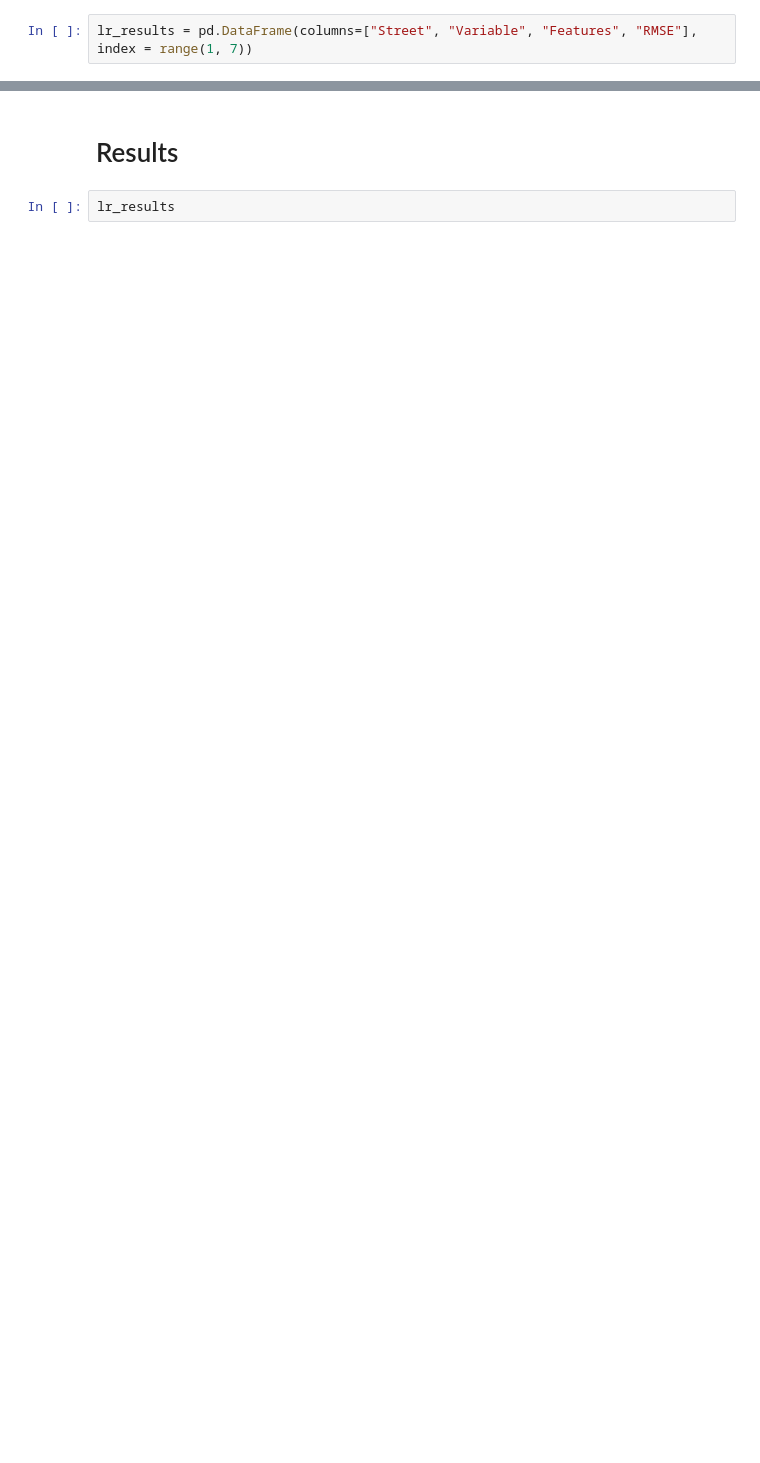
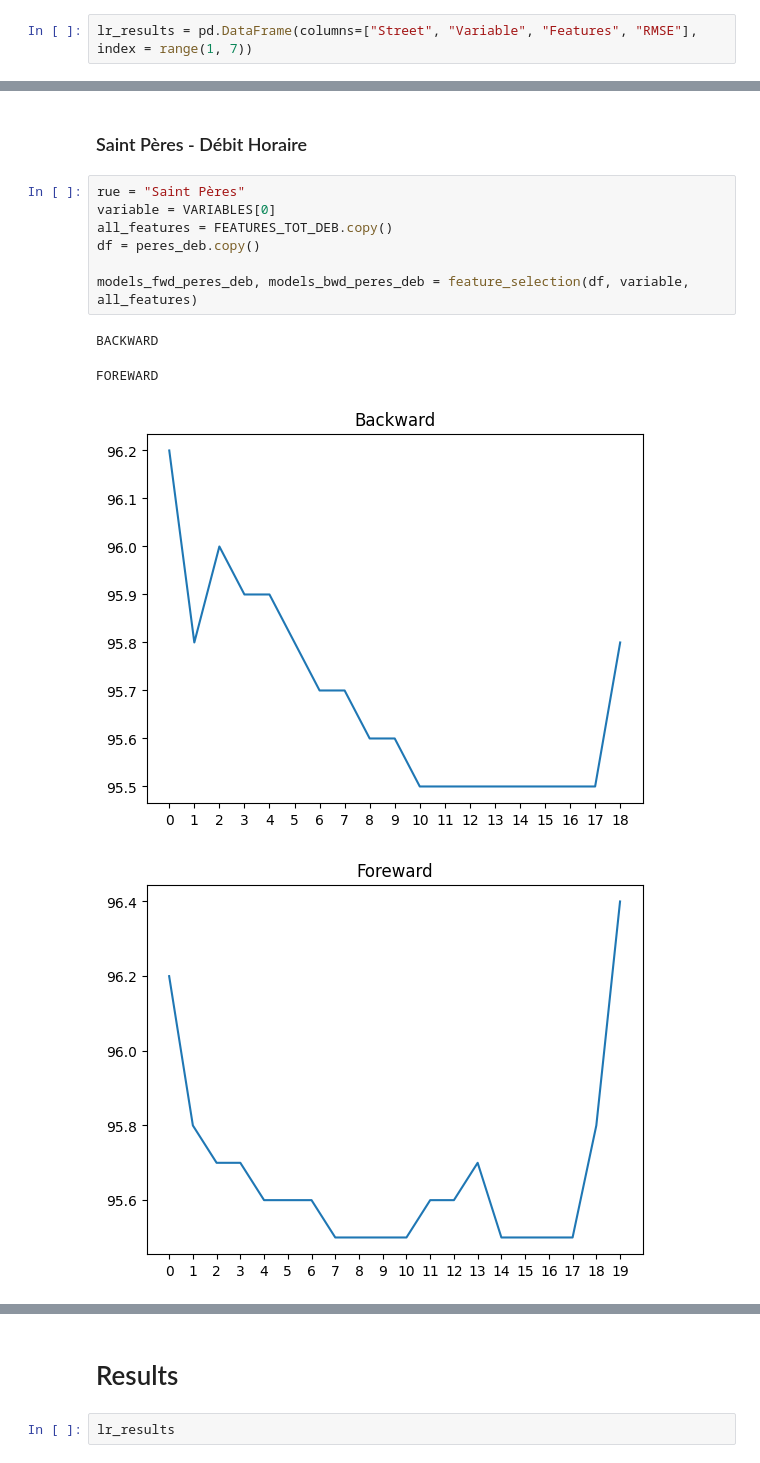
Before and after one commit to chrisahn99/eCSpress, a Jupyter notebook: notebooks/linear_regression.ipynb, the cells around one changed output, grey strips where cells are left out. Saved outputs shown, nothing was run; the diff lists cells and outputs as text; blank space fills up the shorter version.

```diff
--- a/notebooks/linear_regression.ipynb
+++ b/notebooks/linear_regression.ipynb
@@ -603,0 +194,14 @@ RMSE 8.9
+# %% [markdown]
+### Saint Pères - Débit Horaire
+# %%
+rue = "Saint Pères"
+variable = VARIABLES[0]
+all_features = FEATURES_TOT_DEB.copy()
+df = peres_deb.copy()
+
+models_fwd_peres_deb, models_bwd_peres_deb = feature_selection(df, variable, all_features)
+# %% [output]
+BACKWARD
+FOREWARD
+[figure, added]
+[figure, added]
```
Also changed, not shown: parts of 56 cells of this notebook, 2 other files.
